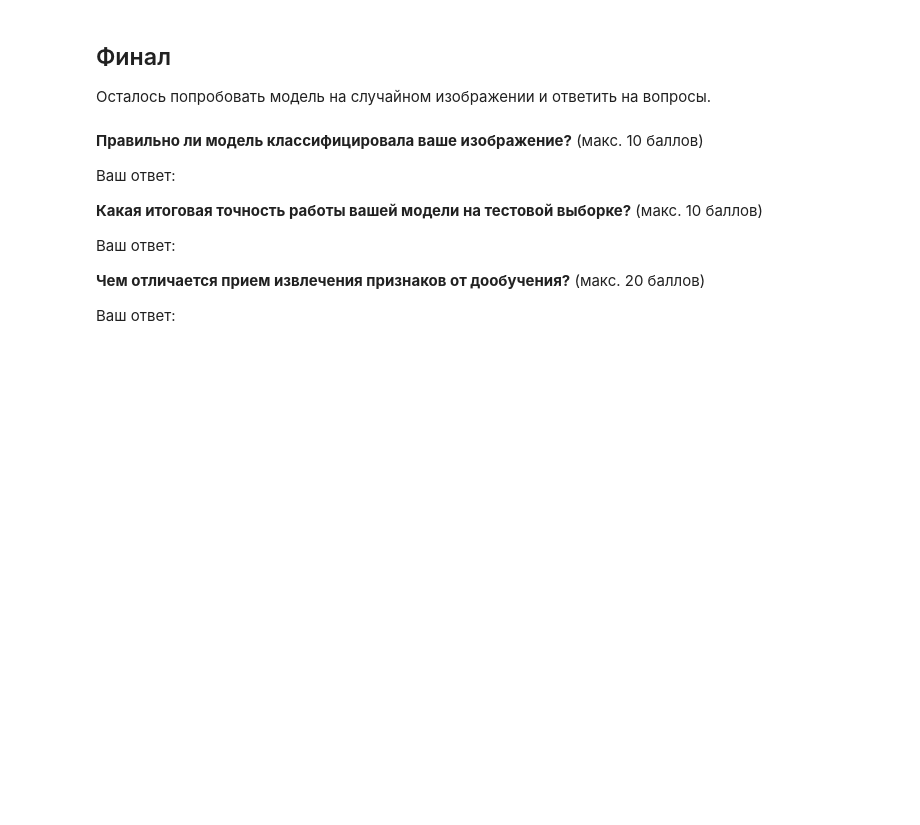
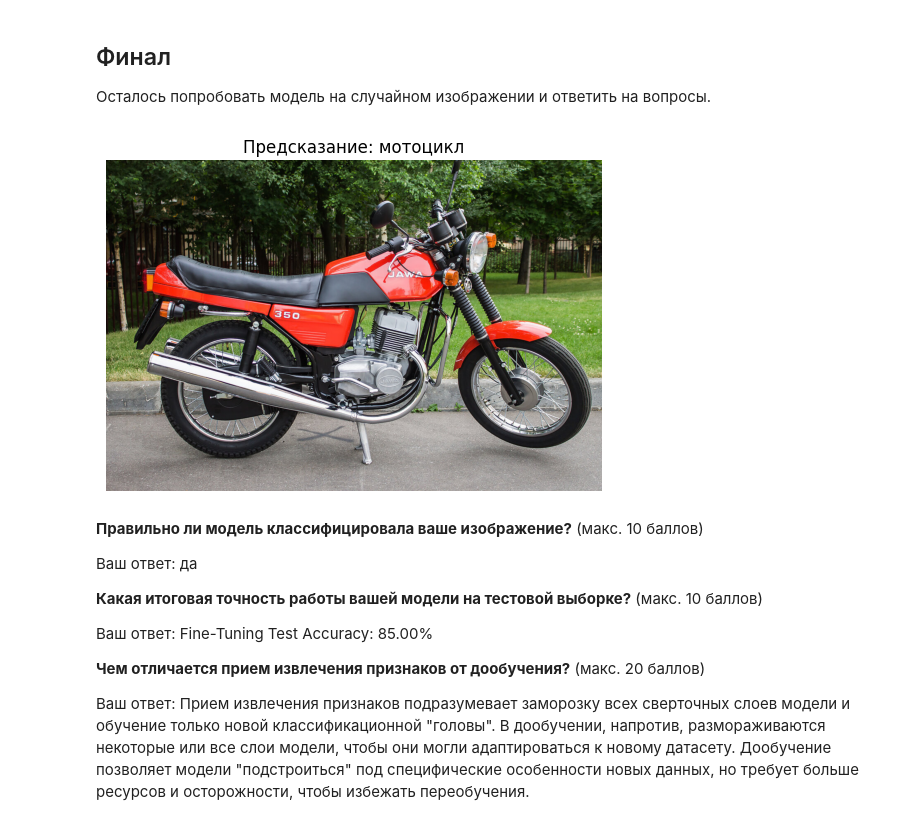
Before and after one commit to k1mo-rubik/MLOps, a Jupyter notebook: mlops/notebooks/Fine_tune.ipynb, the cells around one changed output. Saved outputs shown, nothing was run; the diff lists cells and outputs as text; code cells hidden in the pictures; blank space fills up the shorter version.

```diff
--- a/mlops/notebooks/Fine_tune.ipynb
+++ b/mlops/notebooks/Fine_tune.ipynb
@@ -261,11 +408,8 @@ scheduler =
-# %%
-# Новый цикл обучения
-
-for epoch in range(num_epochs):
-  for images, labels in loader:
-
-  #
-  # Ваш код
-  #
-
-  scheduler.step()
+# %%
+loss_fn = torch.nn.CrossEntropyLoss()
+
+# Новый оптимизатор, включающий все параметры модели
+optimizer = torch.optim.Adam(pretrained_model.parameters(), lr=0.0001)
+
+# Планировщик для изменения скорости обучения
+scheduler = lr_scheduler.StepLR(optimizer, step_size=3, gamma=0.1)
@@ -289,12 +490,55 @@ for epoch in range(num_epochs):
+# %%
+
+from torchvision import transforms
+
+# Определение трансформаций для тестовых данных
+test_transforms = transforms.Compose([
+    transforms.Resize((224, 224)),  # Изменяем размер изображения
+    transforms.ToTensor(),         # Преобразуем в тензор
+    transforms.Normalize(mean=[0.485, 0.456, 0.406], std=[0.229, 0.224, 0.225])  # Нормализация
+])
+
+
+from PIL import Image
+import matplotlib.pyplot as plt
+
+# Путь к случайному изображению
+random_image_path = './scale_1200.jpg' # Укажите путь к изображению
+
+# Загрузка изображения
+image = Image.open(random_image_path)
+
+# Преобразование изображения
+transformed_image = test_transforms(image).unsqueeze(0)  # Добавляем размер батча
+
+# Перемещение на устройство (CPU/GPU)
+transformed_image = transformed_image.to(device)
+
+# Предсказание модели
+pretrained_model.eval()  # Устанавливаем режим оценки
+with torch.no_grad():
+    output = pretrained_model(transformed_image)
+    _, predicted_class = torch.max(output, 1)
+
+# Получение имени класса
+predicted_label = train_dataset.dataset.classes[predicted_class.item()]
+
+# Вывод изображения и предсказания
+plt.imshow(image)
+plt.title(f"Предсказание: {predicted_label}")
+plt.axis("off")
+plt.show()
+# %% [output]
+[figure, added]
 # %% [markdown]
 **Правильно ли модель классифицировала ваше изображение?** (макс. 10 баллов)
 
-Ваш ответ:
+Ваш ответ: да
 
 **Какая итоговая точность работы вашей модели на тестовой выборке?** (макс. 10 баллов)
 
-Ваш ответ:
+Ваш ответ: Fine-Tuning Test Accuracy: 85.00%
 
 **Чем отличается прием извлечения признаков от дообучения?** (макс. 20 баллов)
 
-Ваш ответ:
+Ваш ответ: Прием извлечения признаков подразумевает заморозку всех сверточных слоев модели и обучение только новой классификационной "головы". В дообучении, напротив, размораживаются некоторые или все слои модели, чтобы они могли адаптироваться к новому датасету. Дообучение позволяет модели "подстроиться" под специфические особенности новых данных, но требует больше ресурсов и осторожности, чтобы избежать переобучения.
```
Also changed, not shown: parts of 32 cells of this notebook.
